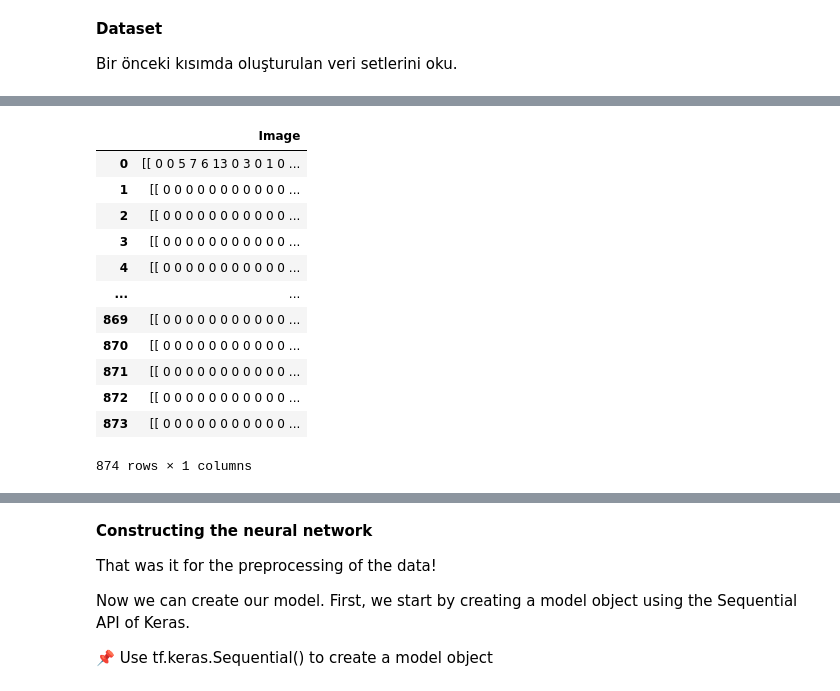
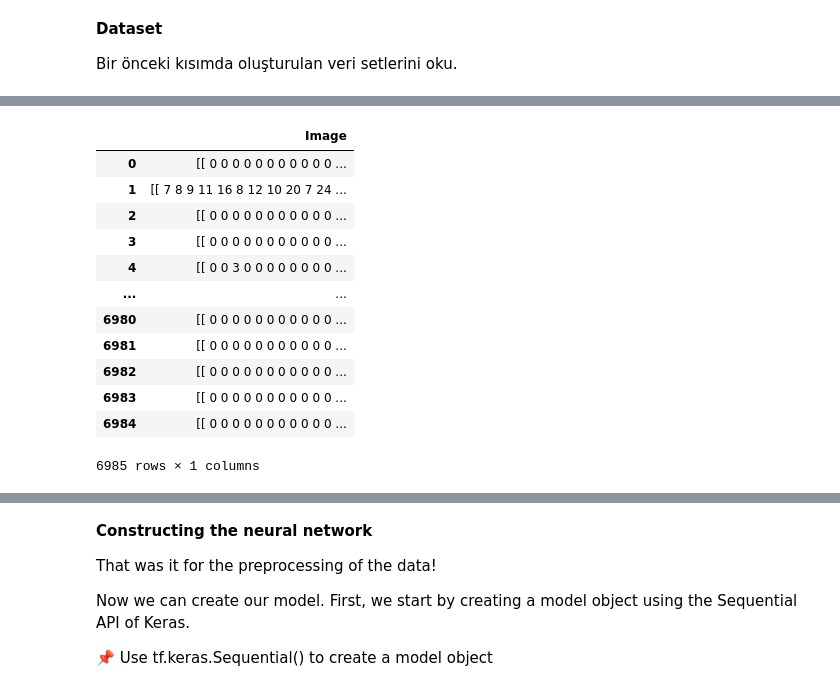
Before and after one commit to gr-uzun/urban-sounds, a Jupyter notebook: Urban_Sounds_Model.ipynb, the cells around one changed output, grey strips where cells are left out. Cells and saved outputs as stored; diff of their text form; code cells hidden in the pictures.

```diff
--- a/Urban_Sounds_Model.ipynb
+++ b/Urban_Sounds_Model.ipynb
@@ -70,16 +35,0 @@ X_train
-# %%
-X_test
-# %% [output]
-|  | Image |
-| 0 | [[ 0 0 5 7 6 13 0 3 0 1 0 ... |
-| 1 | [[ 0 0 0 0 0 0 0 0 0 0 0 ... |
-| 2 | [[ 0 0 0 0 0 0 0 0 0 0 0 ... |
-| 3 | [[ 0 0 0 0 0 0 0 0 0 0 0 ... |
-| 4 | [[ 0 0 0 0 0 0 0 0 0 0 0 ... |
-| ... | ... |
-| 869 | [[ 0 0 0 0 0 0 0 0 0 0 0 ... |
-| 870 | [[ 0 0 0 0 0 0 0 0 0 0 0 ... |
-| 871 | [[ 0 0 0 0 0 0 0 0 0 0 0 ... |
-| 872 | [[ 0 0 0 0 0 0 0 0 0 0 0 ... |
-| 873 | [[ 0 0 0 0 0 0 0 0 0 0 0 ... |
-874 rows × 1 columns
@@ -85,0 +40,16 @@ X_test
+# %%
+df_X_train
+# %% [output]
+|  | Image |
+| 0 | [[ 0 0 0 0 0 0 0 0 0 0 0 ... |
+| 1 | [[ 7 8 9 11 16 8 12 10 20 7 24 ... |
+| 2 | [[ 0 0 0 0 0 0 0 0 0 0 0 ... |
+| 3 | [[ 0 0 0 0 0 0 0 0 0 0 0 ... |
+| 4 | [[ 0 0 3 0 0 0 0 0 0 0 0 ... |
+| ... | ... |
+| 6980 | [[ 0 0 0 0 0 0 0 0 0 0 0 ... |
+| 6981 | [[ 0 0 0 0 0 0 0 0 0 0 0 ... |
+| 6982 | [[ 0 0 0 0 0 0 0 0 0 0 0 ... |
+| 6983 | [[ 0 0 0 0 0 0 0 0 0 0 0 ... |
+| 6984 | [[ 0 0 0 0 0 0 0 0 0 0 0 ... |
+6985 rows × 1 columns
```
Also changed, not shown: parts of 21 cells of this notebook.
